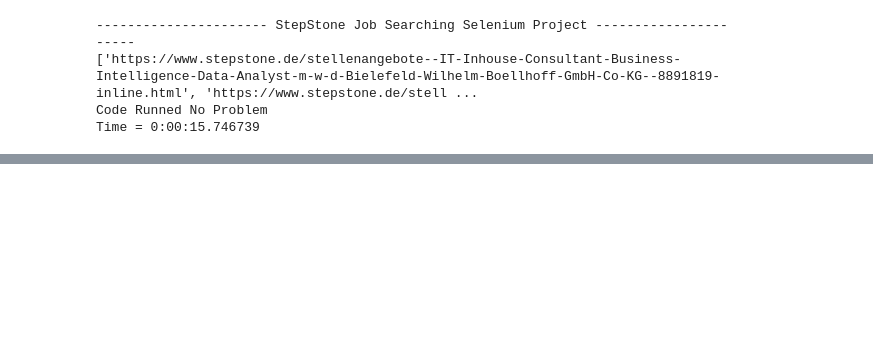
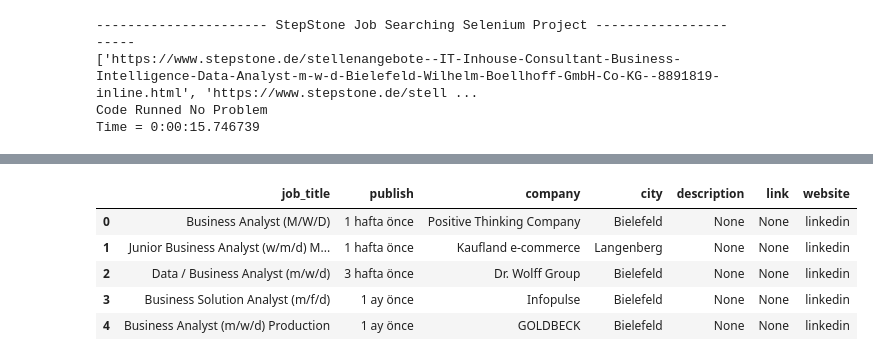
Before and after one commit to abdullahcayde/Portfolio_Projects, a Jupyter notebook: 02 - Web_Scraping_Job_Search/main_web_scraping.ipynb, the cells around one changed output, grey strips where cells are left out. Drawn from its saved outputs; the diff is of its cells as text; code cells hidden in the pictures; blank space fills up the shorter version.

```diff
--- a/02 - Web_Scraping_Job_Search/main_web_scraping.ipynb
+++ b/02 - Web_Scraping_Job_Search/main_web_scraping.ipynb
@@ -615,0 +615,9 @@ Time = 0:00:50.376198
+# %%
+df.head()
+# %% [output]
+|  | job_title | publish | company | city | description | link | website |
+| 0 | Business Analyst (M/W/D) | 1 hafta önce | Positive Thinking Company | Bielefeld | None | None | linkedin |
+| 1 | Junior Business Analyst (w/m/d) M... | 1 hafta önce | Kaufland e-commerce | Langenberg | None | None | linkedin |
+| 2 | Data / Business Analyst (m/w/d) | 3 hafta önce | Dr. Wolff Group | Bielefeld | None | None | linkedin |
+| 3 | Business Solution Analyst (m/f/d) | 1 ay önce | Infopulse | Bielefeld | None | None | linkedin |
+| 4 | Business Analyst (m/w/d) Production | 1 ay önce | GOLDBECK | Bielefeld | None | None | linkedin |
```
Also changed, not shown: parts of 7 cells of this notebook, 2 other files.
